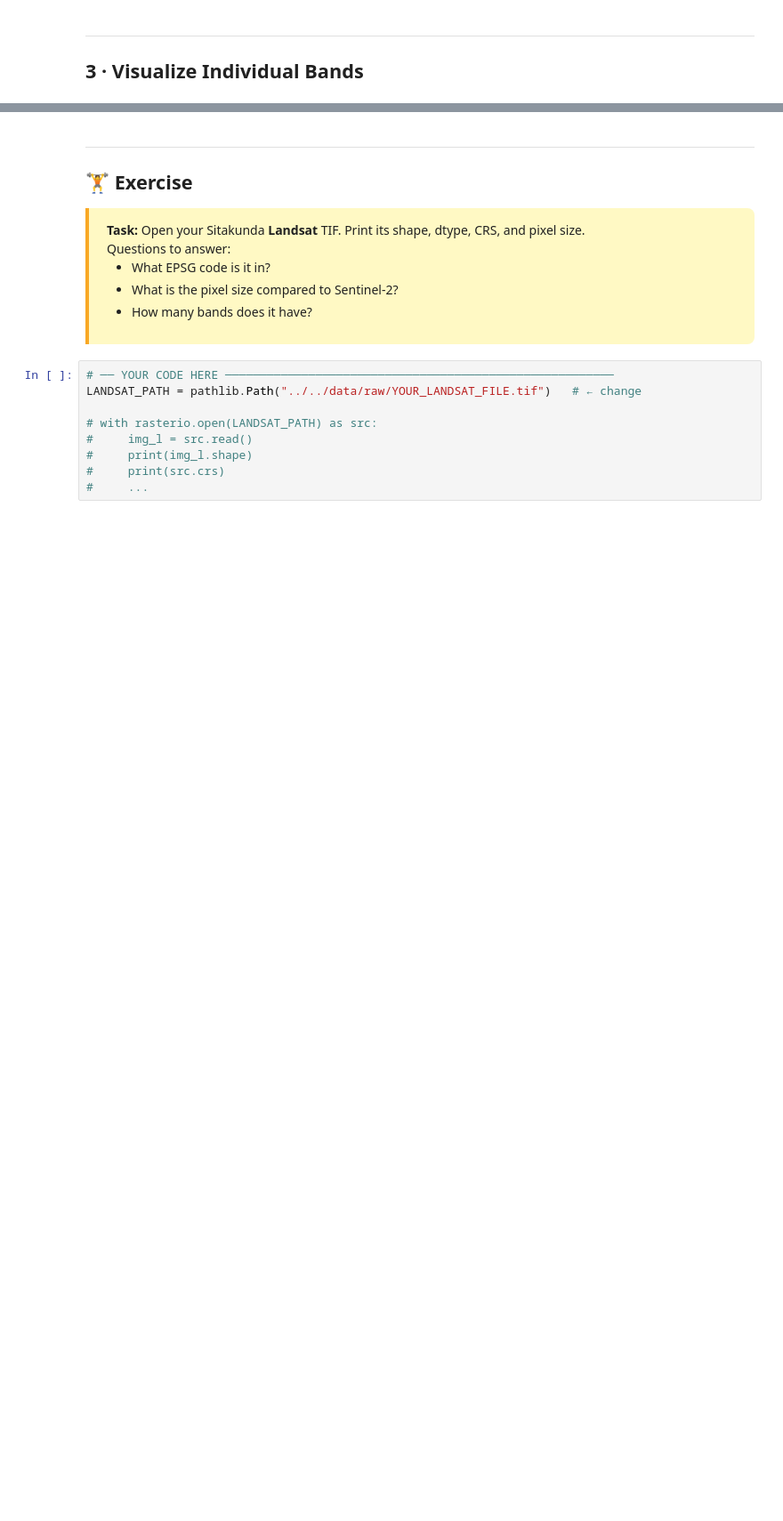
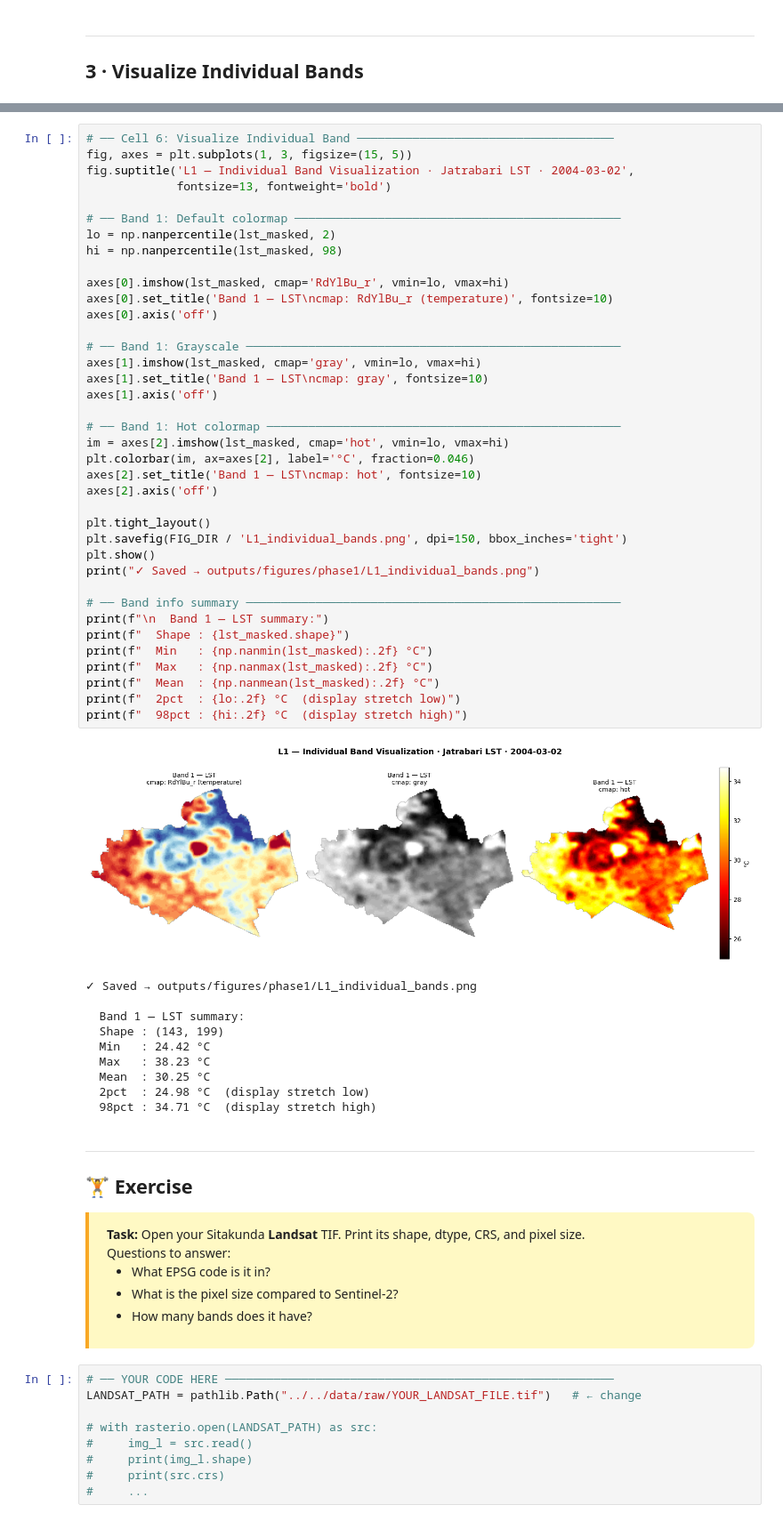
Before and after one commit to sahriararman/geospatial-cv-roadmap, a Jupyter notebook: notebooks/phase1_raster_foundations/L1_image_as_tensor.ipynb, the cells around one changed output, grey strips where cells are left out. Shown at 89% size. Drawn from its saved outputs; the diff is of its cells as text; blank space fills up the shorter version.

```diff
--- a/notebooks/phase1_raster_foundations/L1_image_as_tensor.ipynb
+++ b/notebooks/phase1_raster_foundations/L1_image_as_tensor.ipynb
@@ -128,3 +226,52 @@ print("✓ Saved → outputs/figures/phase1/L1_bands.png")
+# %%
+# ── Cell 6: Visualize Individual Band ─────────────────────────────────────
+fig, axes = plt.subplots(1, 3, figsize=(15, 5))
+fig.suptitle('L1 — Individual Band Visualization · Jatrabari LST · 2004-03-02',
+             fontsize=13, fontweight='bold')
+
+# ── Band 1: Default colormap ───────────────────────────────────────────────
+lo = np.nanpercentile(lst_masked, 2)
+hi = np.nanpercentile(lst_masked, 98)
+
+axes[0].imshow(lst_masked, cmap='RdYlBu_r', vmin=lo, vmax=hi)
+axes[0].set_title('Band 1 — LST\ncmap: RdYlBu_r (temperature)', fontsize=10)
+axes[0].axis('off')
+
+# ── Band 1: Grayscale ──────────────────────────────────────────────────────
+axes[1].imshow(lst_masked, cmap='gray', vmin=lo, vmax=hi)
+axes[1].set_title('Band 1 — LST\ncmap: gray', fontsize=10)
+axes[1].axis('off')
+
+# ── Band 1: Hot colormap ───────────────────────────────────────────────────
+im = axes[2].imshow(lst_masked, cmap='hot', vmin=lo, vmax=hi)
+plt.colorbar(im, ax=axes[2], label='°C', fraction=0.046)
+axes[2].set_title('Band 1 — LST\ncmap: hot', fontsize=10)
+axes[2].axis('off')
+
+plt.tight_layout()
+plt.savefig(FIG_DIR / 'L1_individual_bands.png', dpi=150, bbox_inches='tight')
+plt.show()
+print("✓ Saved → outputs/figures/phase1/L1_individual_bands.png")
+
+# ── Band info summary ──────────────────────────────────────────────────────
+print(f"\n  Band 1 — LST summary:")
+print(f"  Shape : {lst_masked.shape}")
+print(f"  Min   : {np.nanmin(lst_masked):.2f} °C")
+print(f"  Max   : {np.nanmax(lst_masked):.2f} °C")
+print(f"  Mean  : {np.nanmean(lst_masked):.2f} °C")
+print(f"  2pct  : {lo:.2f} °C  (display stretch low)")
+print(f"  98pct : {hi:.2f} °C  (display stretch high)")
+# %% [output]
+[figure, added]
+✓ Saved → outputs/figures/phase1/L1_individual_bands.png
+
+  Band 1 — LST summary:
+  Shape : (143, 199)
+  Min   : 24.42 °C
+  Max   : 38.23 °C
+  Mean  : 30.25 °C
+  2pct  : 24.98 °C  (display stretch low)
+  98pct : 34.71 °C  (display stretch high)
 # %% [markdown]
 ---
 ## 🏋️ Exercise
```
Also changed, not shown: parts of 8 cells of this notebook, 1 other file.
